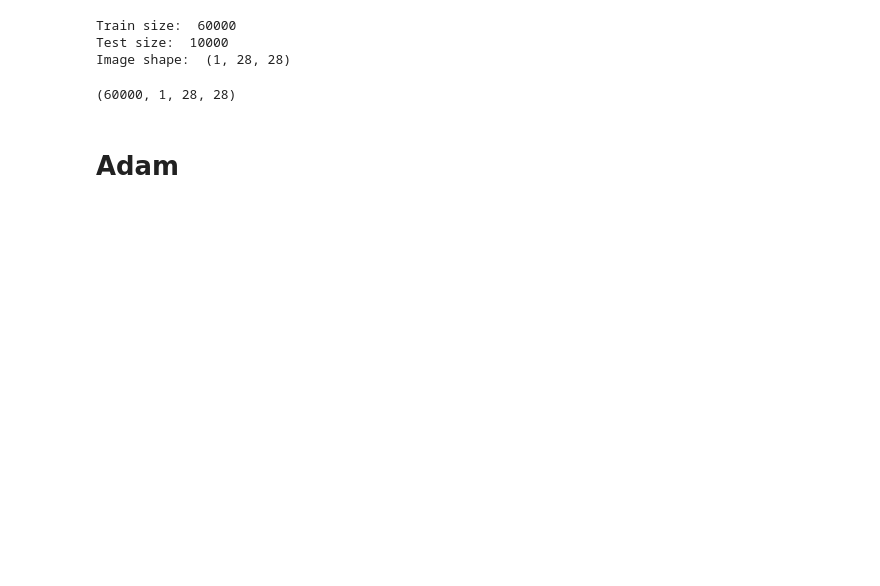
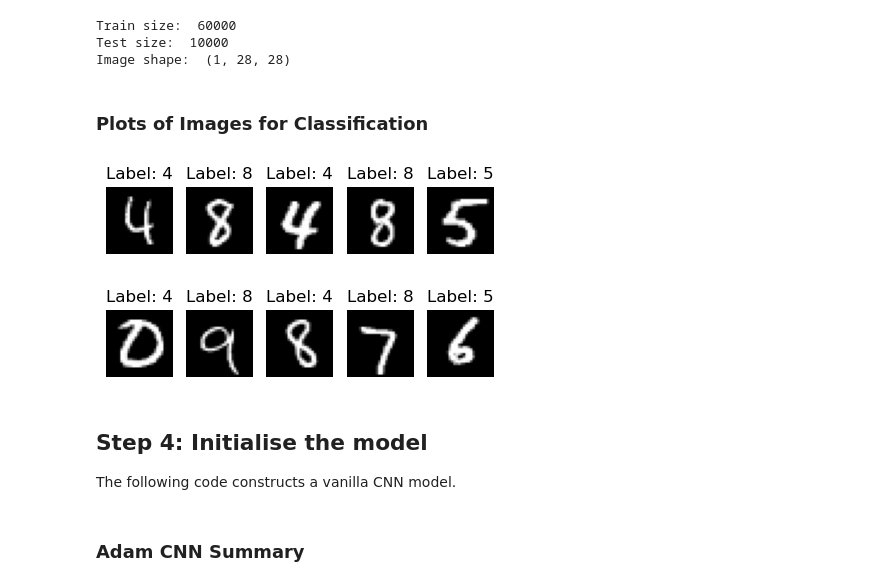
Before and after one commit to WeiShengL/FishLeg, a Jupyter notebook: examples/CIFAR_example.ipynb, the cells around one changed output. Drawn from its saved outputs; the diff is of its cells as text; code cells hidden in the pictures; blank space fills up the shorter version.

```diff
--- a/examples/CIFAR_example.ipynb
+++ b/examples/CIFAR_example.ipynb
@@ -118,10 +127,24 @@ print("Image shape: ", train_dataset.images.shape[1:])
 Train size:  60000
 Test size:  10000
 Image shape:  (1, 28, 28)
-# %%
-np.shape(train_dataset.images)
-# %% [output]
-(60000, 1, 28, 28)
+# %%
+def plot_images(dataset, n_images):
+    fig, ax = plt.subplots(1, n_images, figsize=(n_images, 1))
+    for i in range(n_images):
+        ax[i].imshow(dataset.images[i].reshape(28, 28), cmap="gray")
+        ax[i].axis("off")
+        label_one_hot = train_dataset.labels[i]
+        label = np.argmax(label_one_hot)
+        ax[i].set_title(f"Label: {label}")
+    plt.show()
+# %% [markdown]
+### Plots of Images for Classification
+# %%
+plot_images(train_dataset, 5)
+plot_images(test_dataset, 5)
+# %% [output]
+[figure, added]
+[figure, added]
 # %%
 batch_size = 500
 
@@ -135,6 +158,10 @@ aux_loader = torch.utils.data.DataLoader(
 )
 
 test_loader = torch.utils.data.DataLoader(test_dataset, batch_size=1000, shuffle=False)
+# %% [markdown]
+## Step 4: Initialise the model
+
+The following code constructs a vanilla CNN model.
 # %%
 
 model = nn.Sequential(
@@ -162,4 +198,4 @@ model = nn.Sequential(
 # %%
 model = model.to(device)
 # %% [markdown]
-# Adam
+### Adam CNN Summary
```
Also changed, not shown: parts of 26 cells of this notebook, 1 other file.
